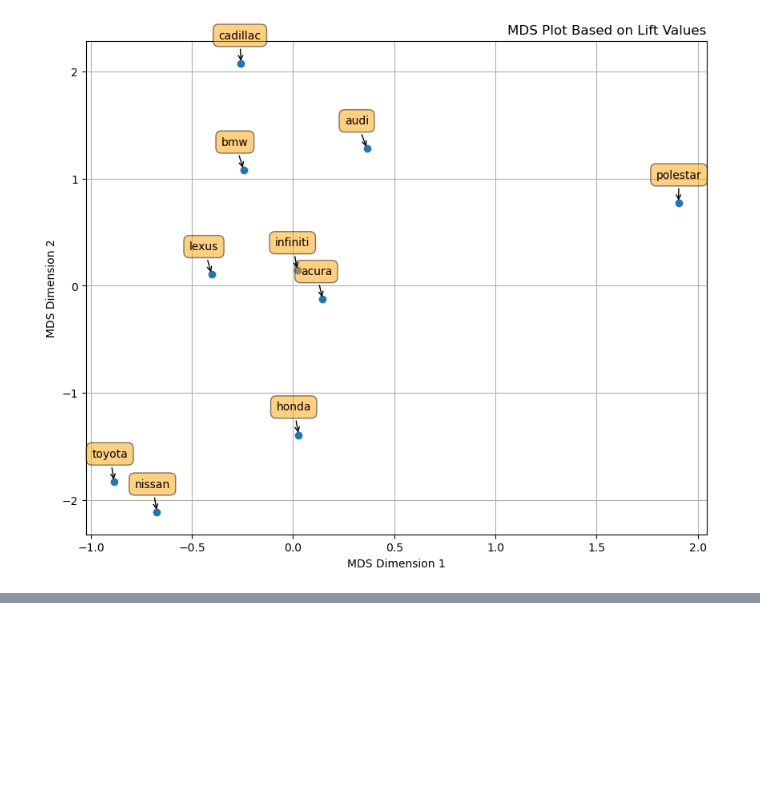
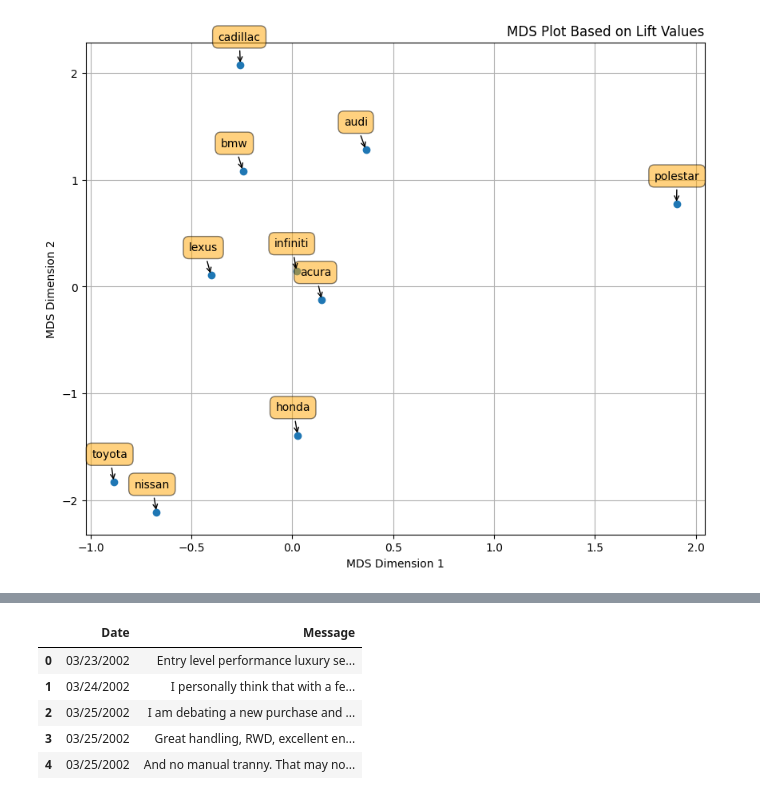
Before and after one commit to jncurrea/Edmunds_Scraper, a Jupyter notebook: edmunds_scraper.ipynb, the cells around one changed output, grey strips where cells are left out. Cells and saved outputs as stored; diff of their text form; code cells hidden in the pictures; blank space fills up the shorter version.

```diff
--- a/edmunds_scraper.ipynb
+++ b/edmunds_scraper.ipynb
@@ -380,0 +407,41 @@ plt.show()
+# %%
+import pandas as pd
+from collections import Counter
+import re
+import nltk
+from nltk.corpus import stopwords
+from nltk.tokenize import word_tokenize
+
+# Assuming 'df' contains the text of the discussions in a column called 'Message'
+
+# A list of car-related attributes to look for (this can be expanded based on your data)
+attributes = ["speed", "comfort", "design", "performance", "price", "safety", "interior", "fuel", "handling", "reliability"]
+
+# Preprocessing and tokenizing the discussions
+def preprocess_text(text):
+    # Ensure text is a string
+    if isinstance(text, str):
+        # Lowercasing, removing non-alphanumeric characters
+        text = re.sub(r'[^\w\s]', '', text.lower())
+
+        # Tokenizing the text
+        tokens = word_tokenize(text)
+
+        # Removing stopwords
+        stop_words = set(stopwords.words('english'))
+        tokens = [word for word in tokens if word not in stop_words]
+
+        return tokens
+    else:
+        return []
+
+# Apply the preprocessing and tokenizing function to the 'Message' column
+df['tokens'] = df['Message'].apply(clean_text)
+
+# Flatten the list of tokens and count the frequency of attributes
+all_tokens = [token for sublist in df['tokens'] for token in sublist]
+attribute_counts = Counter([word for word in all_tokens if word in attributes])
+
+# Get the 5 most frequently mentioned attributes
+top_5_attributes = attribute_counts.most_common(5)
+print(f"Top 5 Attributes: {top_5_attributes}")
@@ -380,0 +515,9 @@ plt.show()
+# %%
+df.head()
+# %% [output]
+|  | Date | Message |
+| 0 | 03/23/2002 | Entry level performance luxury se... |
+| 1 | 03/24/2002 | I personally think that with a fe... |
+| 2 | 03/25/2002 | I am debating a new purchase and ... |
+| 3 | 03/25/2002 | Great handling, RWD, excellent en... |
+| 4 | 03/25/2002 | And no manual tranny. That may no... |
```
Also changed, not shown: parts of 16 cells of this notebook, 2 other files.
